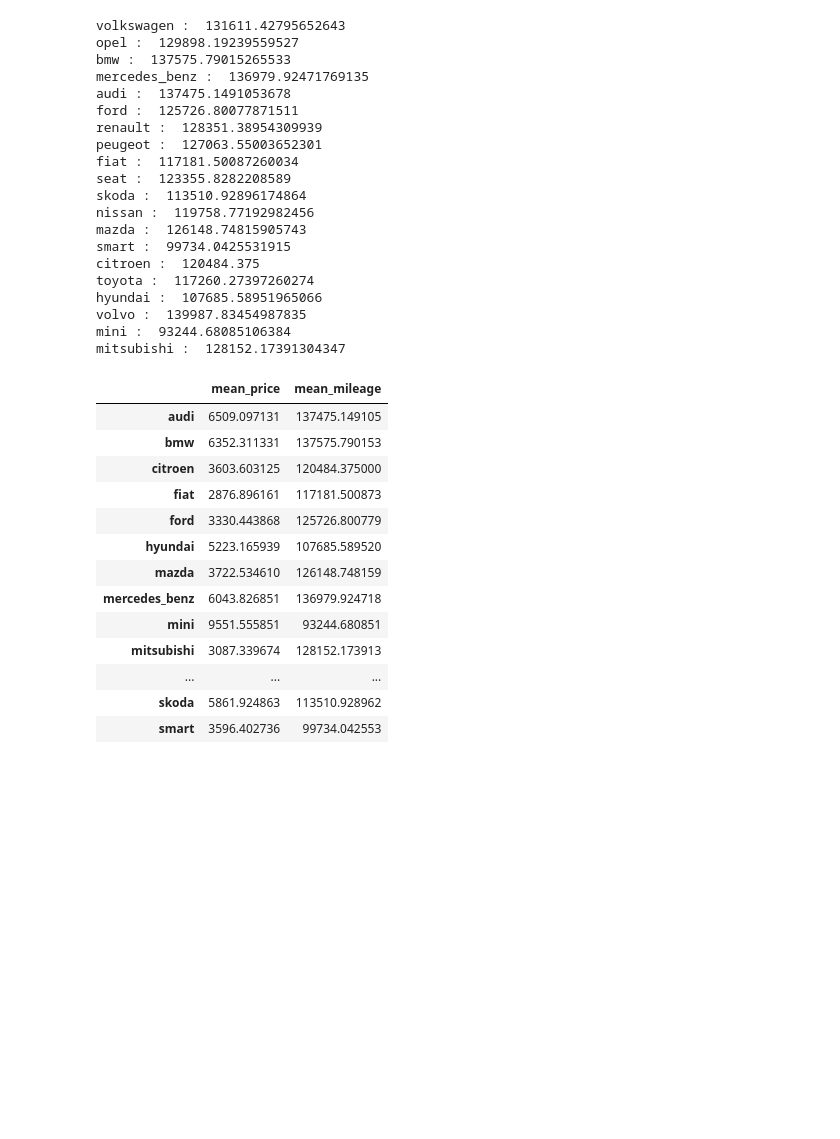
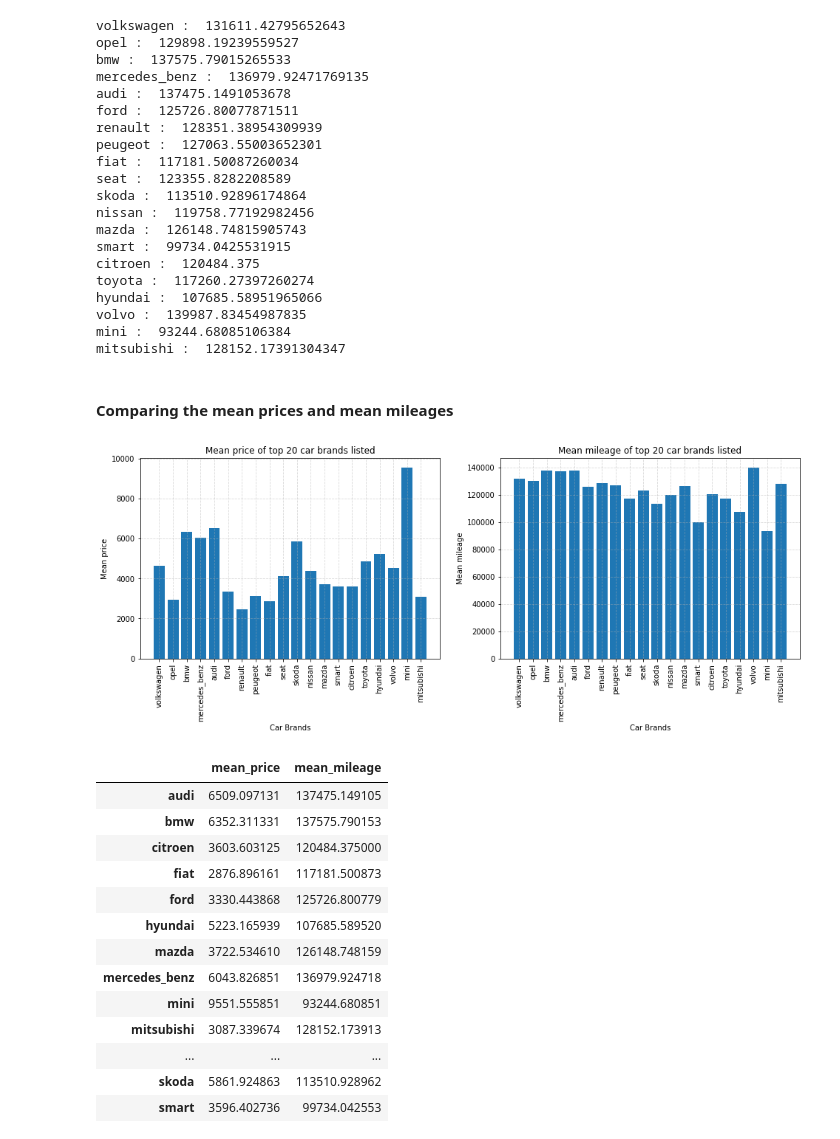
Before and after one commit to sfazalm/Data-Science-Portfolio, a Jupyter notebook: eBay_car_sales_analysis.ipynb, the cells around one changed output. Drawn from its saved outputs; the diff is of its cells as text; code cells hidden in the pictures; blank space fills up the shorter version.

```diff
--- a/eBay_car_sales_analysis.ipynb
+++ b/eBay_car_sales_analysis.ipynb
@@ -474,6 +489,32 @@ hyundai :  107685.58951965066
 volvo :  139987.83454987835
 mini :  93244.68085106384
 mitsubishi :  128152.17391304347
+# %% [markdown]
+#### Comparing the mean prices and mean mileages
+# %%
+fig = plt.figure(figsize=(16,5))
+ax1 = fig.add_subplot(1,2,1)
+ax2 = fig.add_subplot(1,2,2)
+
+ax1.bar(range(len(mean_price_per_brand)), list(mean_price_per_brand.values()), align='center')
+ax1.set_xticks(range(len(mean_price_per_brand)))
+ax1.set_xticklabels(list(mean_price_per_brand.keys()), rotation=90)
+ax1.grid(linestyle='--', alpha=0.5)
+ax1.set_xlabel("Car Brands")
+ax1.set_ylabel("Mean price")
+ax1.set_title("Mean price of top 20 car brands listed")
+
+ax2.bar(range(len(mean_mileage_per_brand)), list(mean_mileage_per_brand.values()), align='center')
+ax2.set_xticks(range(len(mean_mileage_per_brand)))
+ax2.set_xticklabels(list(mean_mileage_per_brand.keys()), rotation=90)
+ax2.grid(linestyle='--', alpha=0.5)
+ax2.set_xlabel("Car Brands")
+ax2.set_ylabel("Mean mileage")
+ax2.set_title("Mean mileage of top 20 car brands listed")
+
+plt.show()
+# %% [output]
+[figure, added]
 # %%
 mean_price_series = pd.Series(mean_price_per_brand)
 mean_mileage_series = pd.Series(mean_mileage_per_brand)
```
Also changed, not shown: parts of 11 cells of this notebook.
